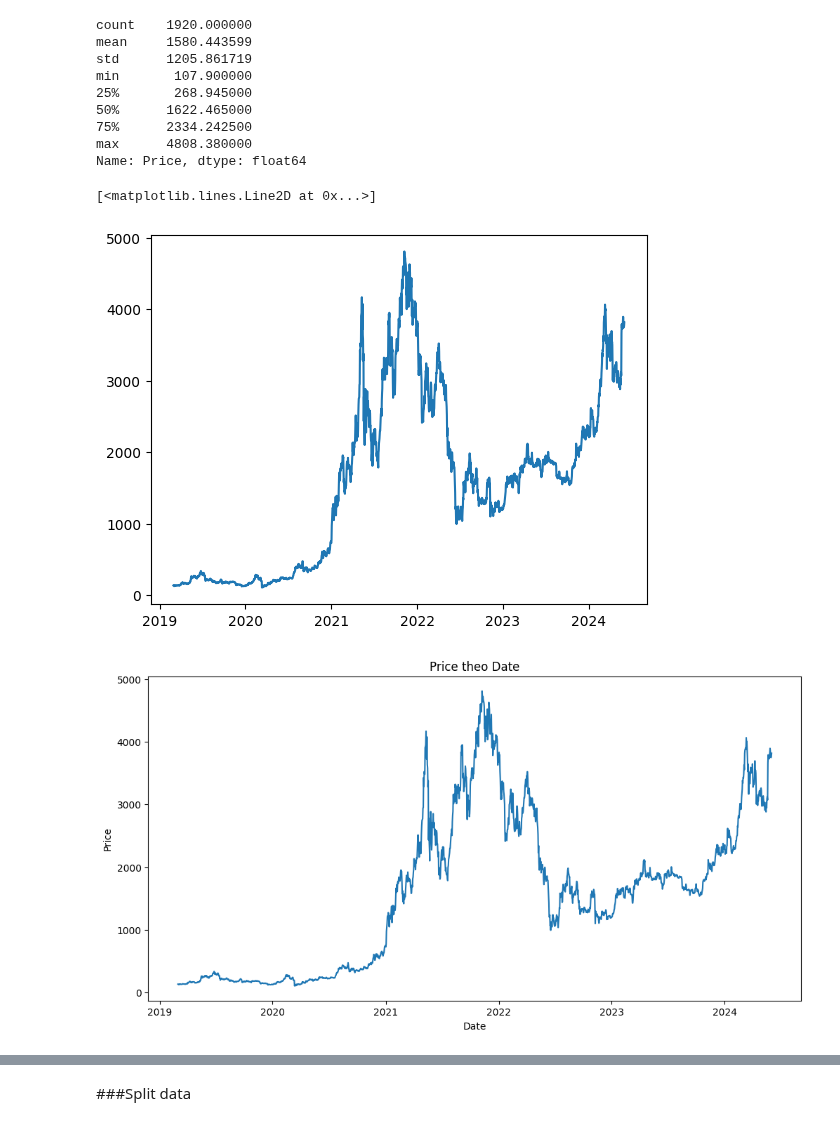
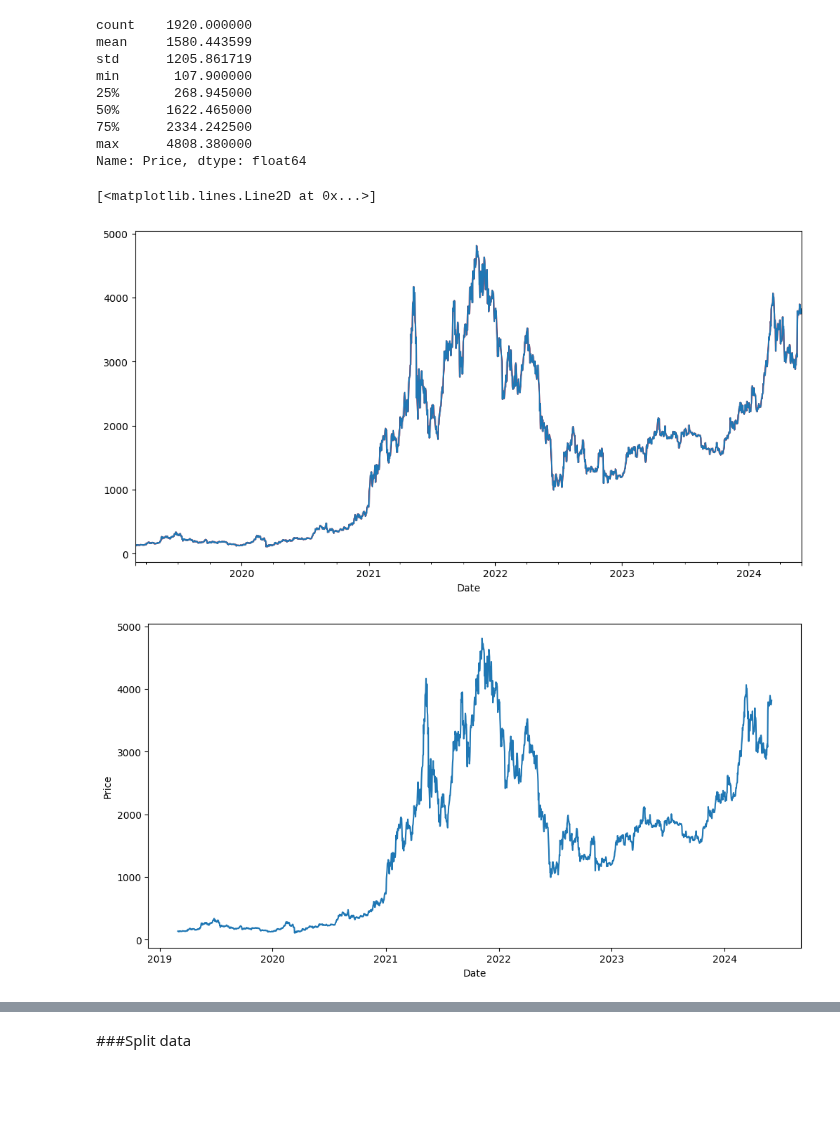
Before and after one commit to vmhoang1703/IS403-Project-Group13, a Jupyter notebook: Ethereum/ETH.ipynb, the cells around one changed output, grey strips where cells are left out. Drawn from its saved outputs; the diff is of its cells as text; code cells hidden in the pictures; blank space fills up the shorter version.

```diff
--- a/Ethereum/ETH.ipynb
+++ b/Ethereum/ETH.ipynb
@@ -63,9 +111,11 @@ eth_df
 # %% [markdown]
 ###Data processing
 # %%
+#convert to "Datetime" format
 eth_df['Date'] = pd.to_datetime(eth_df['Date'])
 eth_df.reset_index(drop=True)
 eth_df.set_index('Date', inplace=True)
+eth_df.sort_index(ascending=True, inplace=True)
 # %%
 eth_df
 # %% [output]
@@ -290,19 +388,18 @@ min       107.900000
 max      4808.380000
 Name: Price, dtype: float64
 # %%
-#df['Price'].plot(figsize=(10,5),color='red')
+eth_df['Price'].plot(figsize=(12,6),color='red')
 
 plt.plot(eth_df['Price'])
 # %% [output]
 [<matplotlib.lines.Line2D at 0x...>]
-[figure, old version]
+[figure, new version]
 # %%
 plt.figure(figsize=(12, 6))
 sns.lineplot(x='Date', y='Price', data=eth_df)
 
-plt.title('Price theo Date')
 plt.xlabel('Date')
 plt.ylabel('Price')
 plt.show()
 # %% [output]
-[figure, old version]
+[figure, new version]
```
Also changed, not shown: parts of 111 cells of this notebook.
